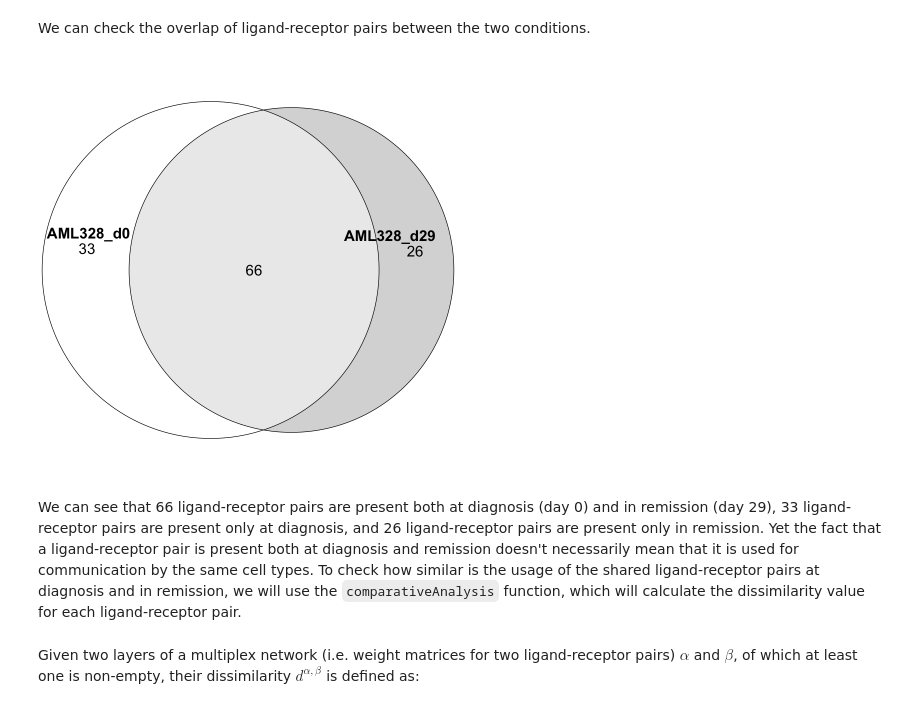
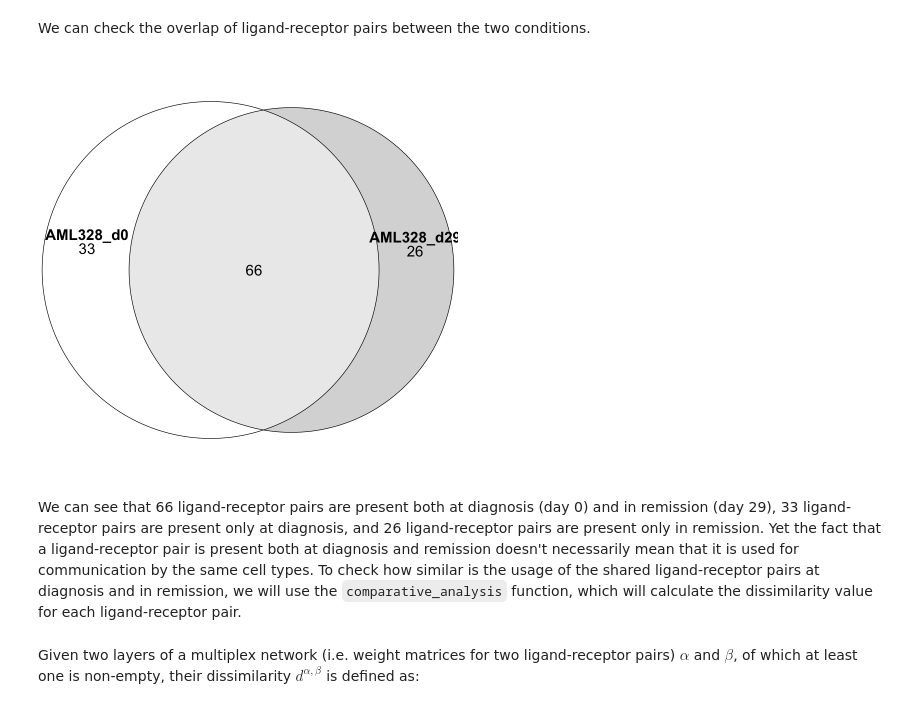
Before and after one commit to ScialdoneLab/COMUNET, a Jupyter notebook: Tutorials/Tutorial_AML_comparative/3_ComparativeAnalysis.ipynb, the cells around one changed output. Saved outputs shown, nothing was run; the diff lists cells and outputs as text; code cells hidden in the pictures.

````diff
--- a/Tutorials/Tutorial_AML_comparative/3_ComparativeAnalysis.ipynb
+++ b/Tutorials/Tutorial_AML_comparative/3_ComparativeAnalysis.ipynb
@@ -1473,26 +77,26 @@ cond2_name <- "AML328_d29"
 # %% [markdown]
 If you are using CellPhoneDB, please additionally download (to your working directory) gene_input.csv and complex_input.csv from the [CellPhoneDB site](https://www.cellphonedb.org/downloads).
 # %%
-main.path <- getwd() # current working directory
+main_path <- getwd() # current working directory
 # input path for cond1 (AML328_d0)
-cond1_input.path <- paste0(main.path
+cond1_input_path <- paste0(main_path
                            ,"/AML328_d0_forComparative"
                            ,"/cpdb_output") # CellPhoneDB output folder
 
 # input path for cond2 (AML328_d29)
-cond2_input.path <- paste0(main.path
+cond2_input_path <- paste0(main_path
                            ,"/AML328_d29_forComparative"
                            ,"/cpdb_output") # CellPhoneDB output folder
 
 # output path
-outputPath = paste0(main.path
+outputPath = paste0(main_path
                     ,"/comunet_output")
 
 # Please make sure, the complex_input.csv and gene_input.csv are downloaded to your working directory
-complex_input <- paste0(main.path
+complex_input <- paste0(main_path
                         ,"/complex_input.csv"
 )
-gene_input <- paste0(main.path
+gene_input <- paste0(main_path
                      ,"/gene_input.csv"
                      )
 # %% [markdown]
@@ -1515,7 +119,7 @@ We also need to read in the weight matrices for both conditions. In this case, o
 # %%
 # Cond1 (AML328_d0)
 # read in CellPhoneDB output
-cond1_CellPhoneDB_output <- read.csv(paste0(cond1_input.path
+cond1_CellPhoneDB_output <- read.csv(paste0(cond1_input_path
                                             ,"/significant_means.txt")
                                      ,sep = "\t"
                                      ,check.names = F)
@@ -1543,7 +147,7 @@ str(cond1_CellPhoneDB_output)
 
 # Cond2 (AML328_d29)
 # read in CellPhoneDB output
-cond2_CellPhoneDB_output <- read.csv(paste0(cond2_input.path
+cond2_CellPhoneDB_output <- read.csv(paste0(cond2_input_path
                                             ,"/significant_means.txt")
                                      ,sep = "\t"
                                      ,check.names = F)
@@ -1637,21 +241,21 @@ List of 3
 We can check the overlap of ligand-receptor pairs between the two conditions.
 # %%
 # plot euler
-my.list <- list(cond1_interactions$ligandReceptorPairDF$pair
-                ,cond2_interactions$ligandReceptorPairDF$pair)
-names(my.list) <- c(cond1_name
+my_list <- list(cond1_interactions$ligand_receptor_pair_df$pair
+                ,cond2_interactions$ligand_receptor_pair_df$pair)
+names(my_list) <- c(cond1_name
                     ,cond2_name)
-eulerPlot <- plot(euler(my.list)
+euler_plot <- plot(euler(my_list)
                   ,quantities = list(fontsize = 18)
                   ,counts = T
                   ,labels = list(fontsize = 18)
                  )
 
-print(eulerPlot)
+print(euler_plot)
 # %% [output]
-[figure, old version]
+[figure, new version]
 # %% [markdown]
-We can see that 66 ligand-receptor pairs are present both at diagnosis (day 0) and in remission (day 29), 33 ligand-receptor pairs are present only at diagnosis, and 26 ligand-receptor pairs are present only in remission. Yet the fact that a ligand-receptor pair is present both at diagnosis and remission doesn't necessarily mean that it is used for communication by the same cell types. To check how similar is the usage of the shared ligand-receptor pairs at diagnosis and in remission, we will use the ```comparativeAnalysis``` function, which will calculate the dissimilarity value for each ligand-receptor pair.
+We can see that 66 ligand-receptor pairs are present both at diagnosis (day 0) and in remission (day 29), 33 ligand-receptor pairs are present only at diagnosis, and 26 ligand-receptor pairs are present only in remission. Yet the fact that a ligand-receptor pair is present both at diagnosis and remission doesn't necessarily mean that it is used for communication by the same cell types. To check how similar is the usage of the shared ligand-receptor pairs at diagnosis and in remission, we will use the ```comparative_analysis``` function, which will calculate the dissimilarity value for each ligand-receptor pair.
 # %% [markdown]
 Given two layers of a multiplex network (i.e. weight matrices for two ligand-receptor pairs) $\alpha$ and $\beta$, of which at least one is non-empty, their dissimilarity $d^{\alpha,\beta}$ is defined as:
 # %% [markdown]
````
Also changed, not shown: parts of 16 cells of this notebook, 1 other file.
